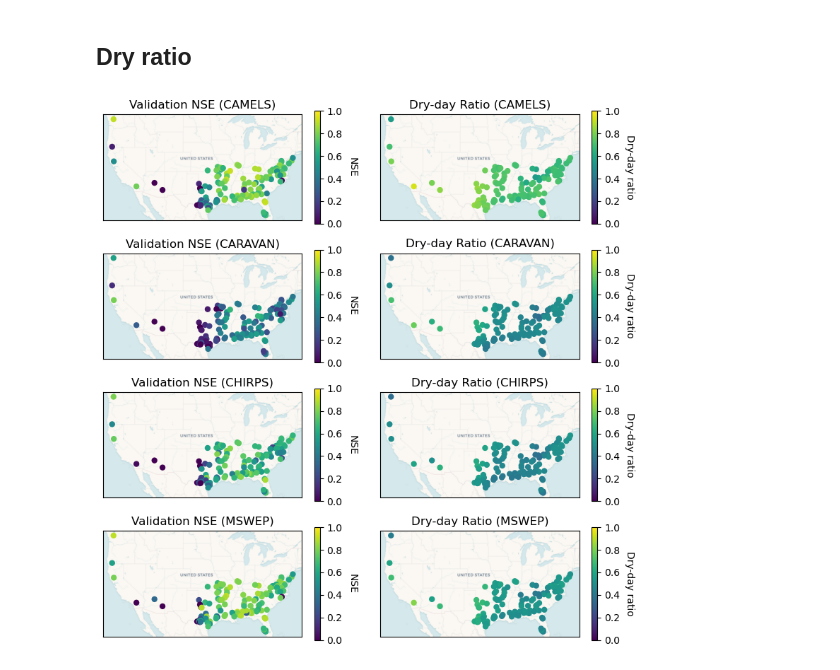
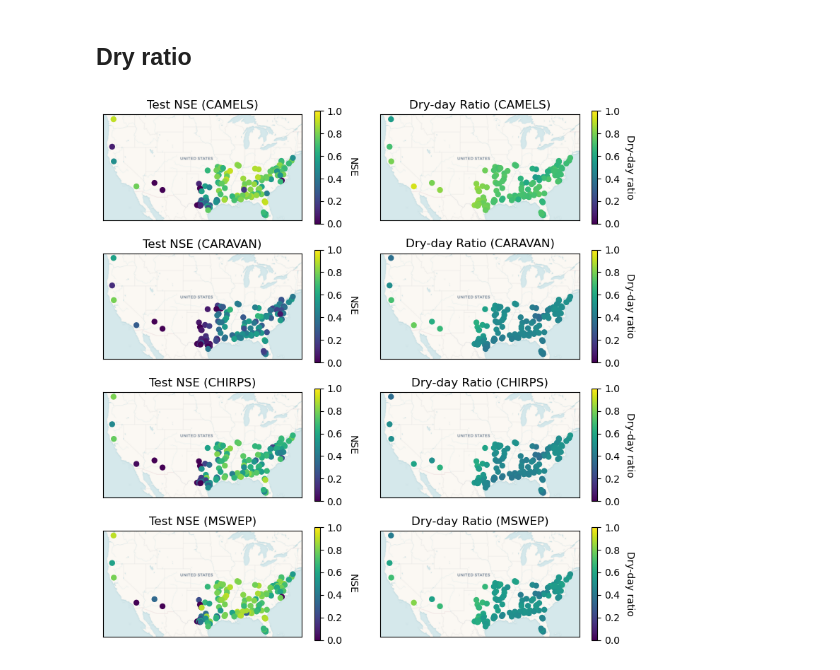
Before and after one commit to DSHydro/NeuralHydrologyAzure, a Jupyter notebook: extending_caravan/127_basins_runs/us_precip_characteristics.ipynb, the cells around one changed output. Saved outputs shown, nothing was run; the diff lists cells and outputs as text; code cells hidden in the pictures.

Commit message:
Updating precipitation figures

```diff
--- a/extending_caravan/127_basins_runs/us_precip_characteristics.ipynb
+++ b/extending_caravan/127_basins_runs/us_precip_characteristics.ipynb
@@ -1012,12 +1012,12 @@ for basin_id in basins:
     pr_mswep = pr_mswep[mask]
 
     # --- Dry-day ratios ---
-    dry_caravan_ratio = float((pr_car <= 0.1).sum() / pr_car.size)
-    dry_camels_ratio  = float((pr_cam <= 0.1).sum() / pr_cam.size)
-    # dry_era5_ratio   = float((pr_era5 <= 0.1).sum() / pr_era5.size)
-    dry_chirps_ratio = float((pr_chirps <= 0.1).sum() / pr_chirps.size)
-    # dry_chirps_v3_ratio = float((pr_chirps_v3 <= 0.1).sum() / pr_chirps_v3.size)
-    dry_mswep_ratio  = float((pr_mswep <= 0.1).sum() / pr_mswep.size)
+    dry_caravan_ratio = float((pr_car < 0.1).sum() / pr_car.size)
+    dry_camels_ratio  = float((pr_cam < 0.1).sum() / pr_cam.size)
+    # dry_era5_ratio   = float((pr_era5 < 0.1).sum() / pr_era5.size)
+    dry_chirps_ratio = float((pr_chirps < 0.1).sum() / pr_chirps.size)
+    # dry_chirps_v3_ratio = float((pr_chirps_v3 < 0.1).sum() / pr_chirps_v3.size)
+    dry_mswep_ratio  = float((pr_mswep < 0.1).sum() / pr_mswep.size)
 
     if basin_id in attributes.index:
         gauge_lat = attributes.loc[basin_id, "gauge_lat"]
@@ -1028,12 +1028,12 @@ for basin_id in basins:
 
     results.append({
         "basin": basin_id,
-        "dry_ratio_caravan": float((pr_car <= 0.1).sum() / pr_car.size),
-        "dry_ratio_camels": float((pr_cam <= 0.1).sum() / pr_cam.size),
-        # "dry_ratio_era5": float((pr_era5 <= 0.1).sum() / pr_era5.size),
-        "dry_ratio_chirps": float((pr_chirps <= 0.1).sum() / pr_chirps.size),
-        # "dry_ratio_chirps_v3": float((pr_chirps_v3 <= 0.1).sum() / pr_chirps_v3.size),
-        "dry_ratio_mswep": float((pr_mswep <= 0.1).sum() / pr_mswep.size),
+        "dry_ratio_caravan": float((pr_car < 0.1).sum() / pr_car.size),
+        "dry_ratio_camels": float((pr_cam < 0.1).sum() / pr_cam.size),
+        # "dry_ratio_era5": float((pr_era5 < 0.1).sum() / pr_era5.size),
+        "dry_ratio_chirps": float((pr_chirps < 0.1).sum() / pr_chirps.size),
+        # "dry_ratio_chirps_v3": float((pr_chirps_v3 < 0.1).sum() / pr_chirps_v3.size),
+        "dry_ratio_mswep": float((pr_mswep < 0.1).sum() / pr_mswep.size),
         "gauge_lat": gauge_lat,
         "gauge_lon": gauge_lon,
     })
@@ -1127,32 +1127,32 @@ for row, (dry_col, label, run_prefix) in enumerate(plot_configs):
         vmax=1,
     )
     fig.axes[-1].set_ylabel(f"NSE", rotation=270, labelpad=15)
     # ax[row, 0].set_xlim(xmin, xmax)
     # ax[row, 0].set_ylim(ymin, ymax)
     cx.add_basemap(ax[row, 0], source=cx.providers.CartoDB.Voyager, attribution=False)
-    ax[row, 0].set_title(f"Validation NSE ({label})")
+    ax[row, 0].set_title(f"Test NSE ({label})")
     ax[row, 0].set_xticks([])
     ax[row, 0].set_yticks([])
 
     # --- Right: Dry-day ratio map ---
     gdf_web.plot(
         column=dry_col,
         cmap="viridis",
         legend=True,
         markersize=25,
         ax=ax[row, 1],
         vmin=0,
         vmax=1,
     )
     fig.axes[-1].set_ylabel(f"Dry-day ratio", rotation=270, labelpad=15)
     # ax[row, 1].set_xlim(xmin, xmax)
     # ax[row, 1].set_ylim(ymin, ymax)
     cx.add_basemap(ax[row, 1], source=cx.providers.CartoDB.Voyager, attribution=False)
     ax[row, 1].set_title(f"Dry-day Ratio ({label})")
     ax[row, 1].set_xticks([])
     ax[row, 1].set_yticks([])
 
 plt.tight_layout()
 plt.show()
 # %% [output]
-[figure, old version]
+[figure, new version]
```
Also changed, not shown: 5 other files.
